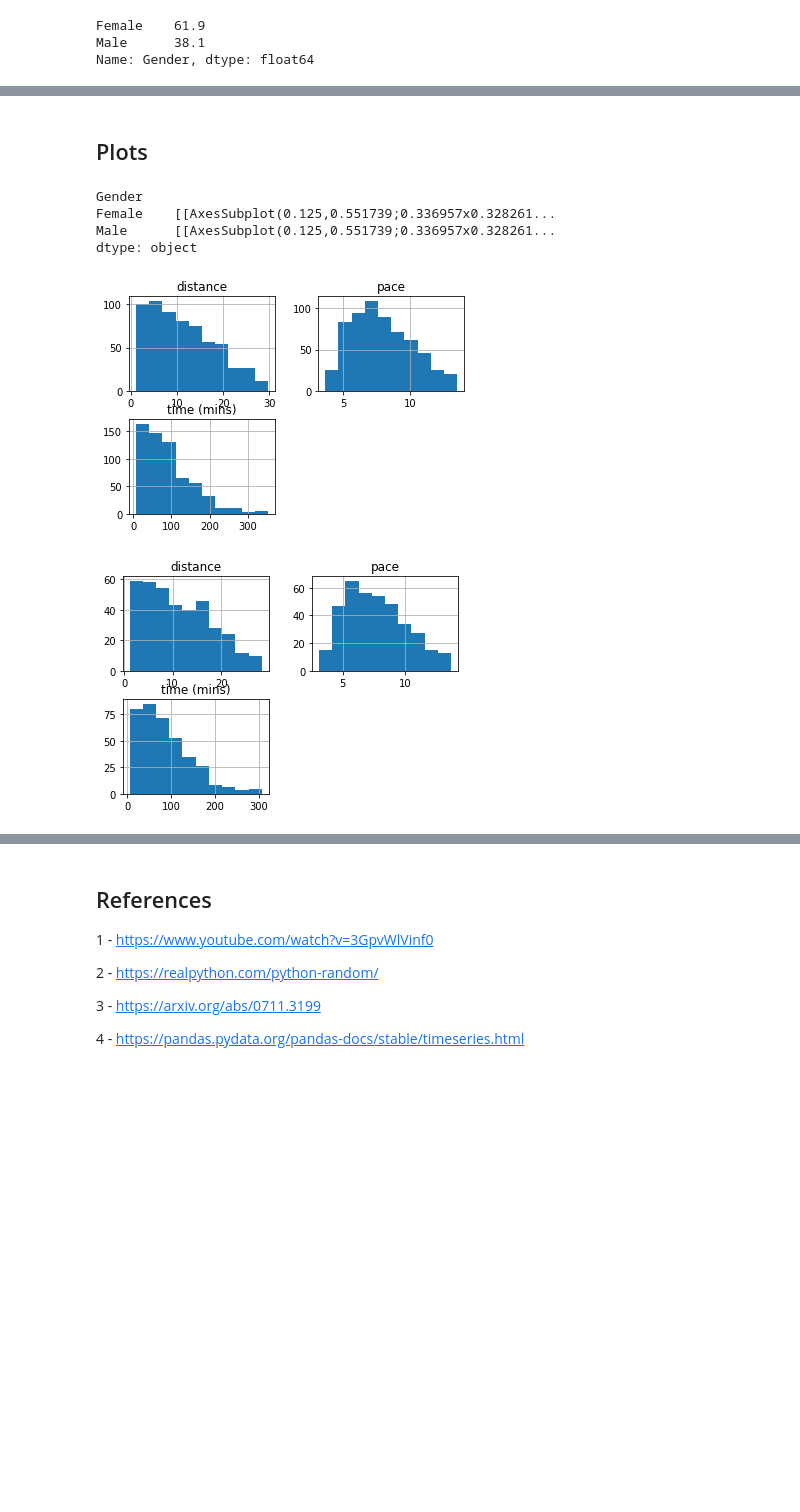
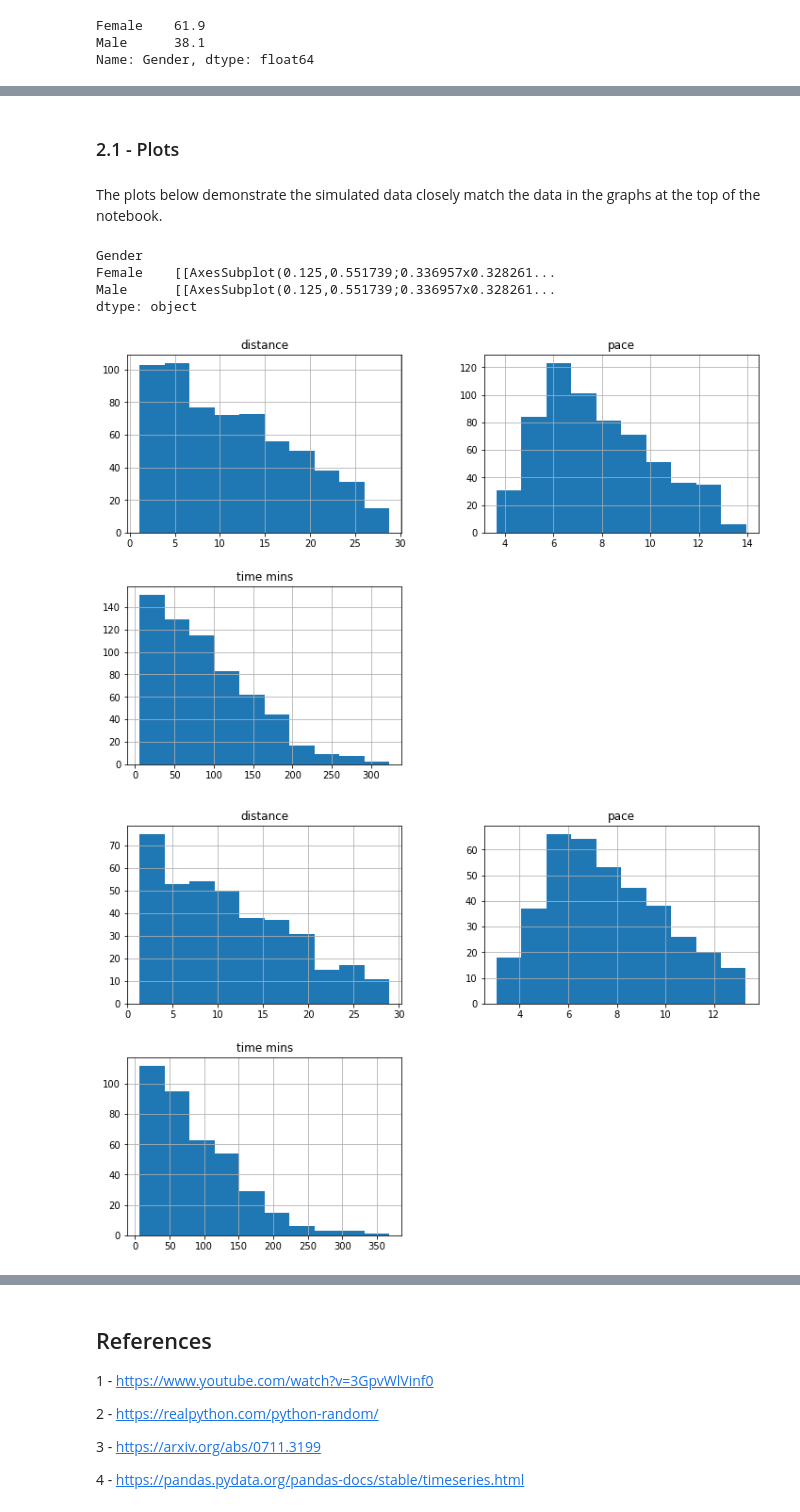
Before and after one commit to davidobrien1/project, a Jupyter notebook: phenomenon.ipynb, the cells around one changed output, grey strips where cells are left out. Cells and saved outputs as stored; diff of their text form; code cells hidden in the pictures; blank space fills up the shorter version.

Commit message:
updating and reviewing jupyter notebook and readme file

```diff
--- a/phenomenon.ipynb
+++ b/phenomenon.ipynb
@@ -199,13 +183,14 @@ running.groupby("Gender").mean()
 # %% [markdown]
-## Plots
+### 2.1 - Plots
+# %% [markdown]
+The plots below demonstrate the simulated data closely match the data in the graphs at the top of the notebook.
 # %%
 # plot the distribution of males and female in relation to pace
-
-running.groupby('Gender').hist()
+running.groupby("Gender").hist(column=["distance","pace","time mins"], figsize=(12,8))
 # %% [output]
 Gender
 Female    [[AxesSubplot(0.125,0.551739;0.336957x0.328261...
 Male      [[AxesSubplot(0.125,0.551739;0.336957x0.328261...
 dtype: object
-[figure, old version]
+[figure, new version]
-[figure, old version]
+[figure, new version]
```
Also changed, not shown: parts of 19 cells of this notebook, 6 other files.
